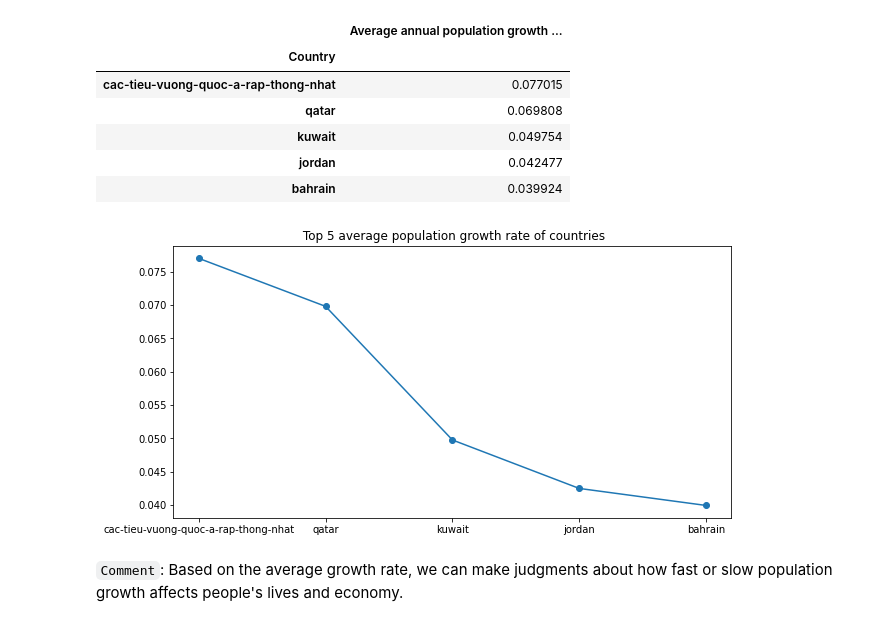
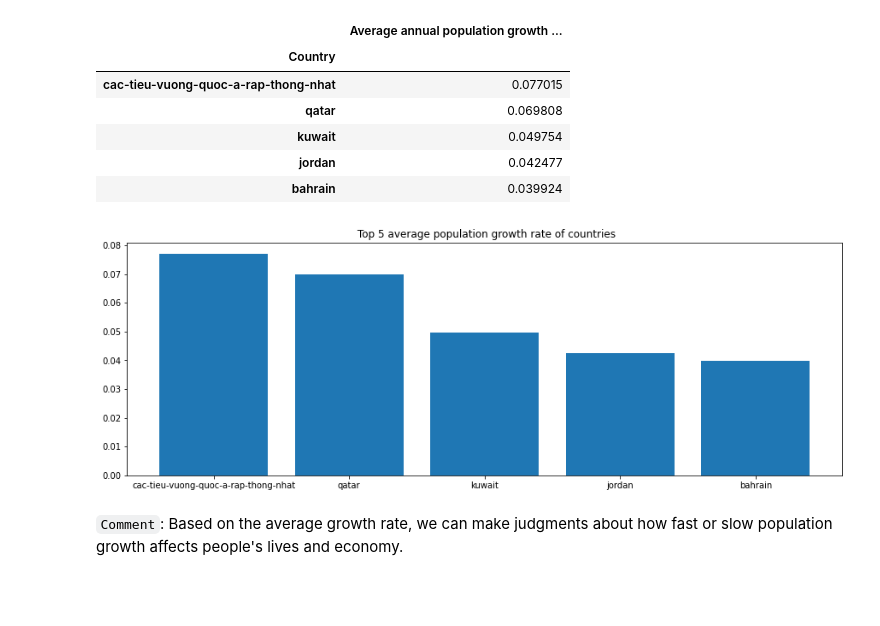
Before and after one commit to HoDangCao/Data-collection-and-population-analysis-of-Asia-and-North-America, a Jupyter notebook: DSProject - latest ver.ipynb, the cells around one changed output. Saved outputs shown, nothing was run; the diff lists cells and outputs as text; code cells hidden in the pictures; blank space fills up the shorter version.

```diff
--- a/DSProject - latest ver.ipynb
+++ b/DSProject - latest ver.ipynb
@@ -495,12 +495,15 @@ Aver_growt_data
 | jordan | 0.042477 |
 | bahrain | 0.039924 |
 # %%
-plt.figure(figsize=(10,5))
-plt.plot(Aver_growt_data,marker='o')
+plt.figure(figsize=(15,5))
+y=np.arange(len(Aver_growt_data.index.array))
+x=Aver_growt_data['Average annual population growth rate']
+plt.bar(y,x)
+plt.xticks(y,Aver_growt_data.index)
 plt.title(' Top 5 average population growth rate of countries')
 plt.show()
 # %% [output]
-[figure, old version]
+[figure, new version]
 # %% [markdown]
 `Comment`: Based on the average growth rate, we can make judgments about how fast or slow population growth affects people's lives and economy.
 # %% [markdown]
```
Also changed, not shown: parts of 9 cells of this notebook.
